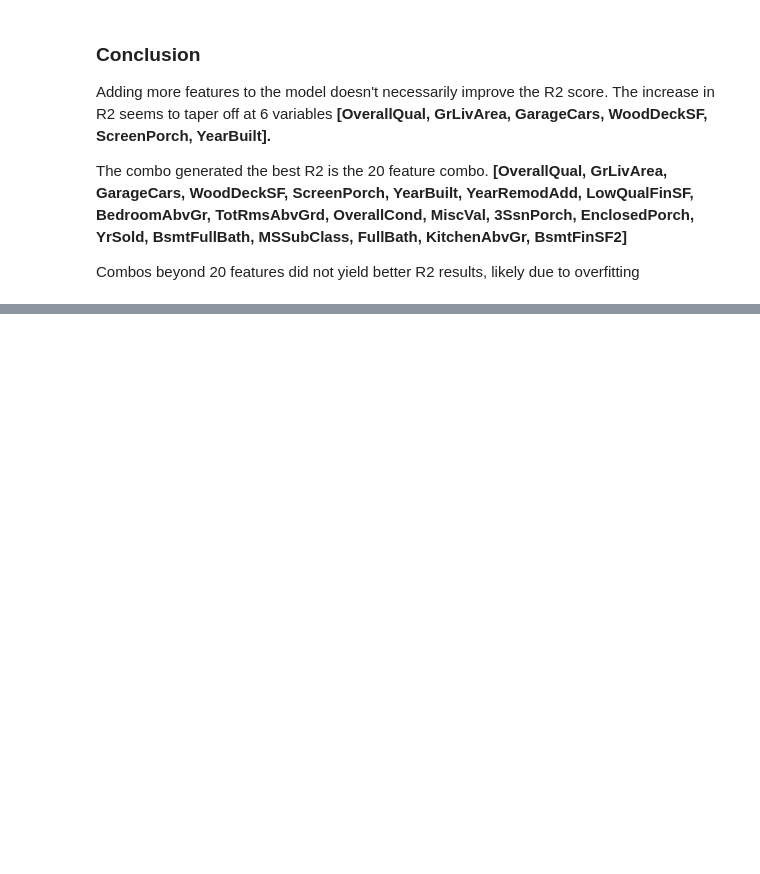
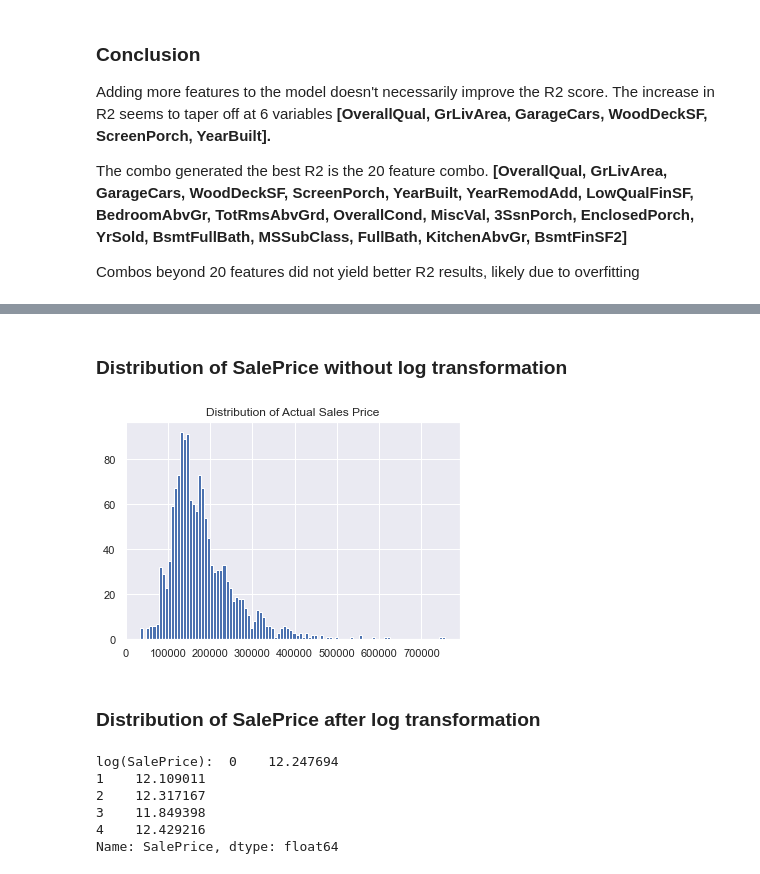
Before and after one commit to SusanQu/linear_regression_realestate, a Jupyter notebook: Boston_Real_Estate_Prediction.ipynb, the cells around one changed output, grey strips where cells are left out. Drawn from its saved outputs; the diff is of its cells as text; code cells hidden in the pictures; blank space fills up the shorter version.

Commit message:
adding log transformto Sale Price

```diff
--- a/Boston_Real_Estate_Prediction.ipynb
+++ b/Boston_Real_Estate_Prediction.ipynb
@@ -169,3 +168,5 @@ MiscFeature :  [nan 'Shed' 'Gar2' 'Othr' 'TenC']
 # %%
 # Alley
 # For now, NaN in Alley will be converted to a category, 'NoAc' for 'No Access'
+df['Alley'] = df['Alley'].fillna('NoAc')
+print('Alley: ', df['Alley'].unique())
@@ -793,0 +823,20 @@ Combos beyond 20 features did not yield better R2 results, likely due to overfit
+# %% [markdown]
+### Distribution of SalePrice without log transformation
+# %%
+plt.hist(df['SalePrice'], bins=100)
+plt.title('Distribution of Actual Sales Price')
+plt.show()
+# %% [output]
+[figure, added]
+# %% [markdown]
+### Distribution of SalePrice after log transformation
+# %%
+log_sp = np.log(df['SalePrice'])
+print('log(SalePrice): ', log_sp[:5])
+# %% [output]
+log(SalePrice):  0    12.247694
+1    12.109011
+2    12.317167
+3    11.849398
+4    12.429216
+Name: SalePrice, dtype: float64
```
Also changed, not shown: parts of 23 cells of this notebook.
